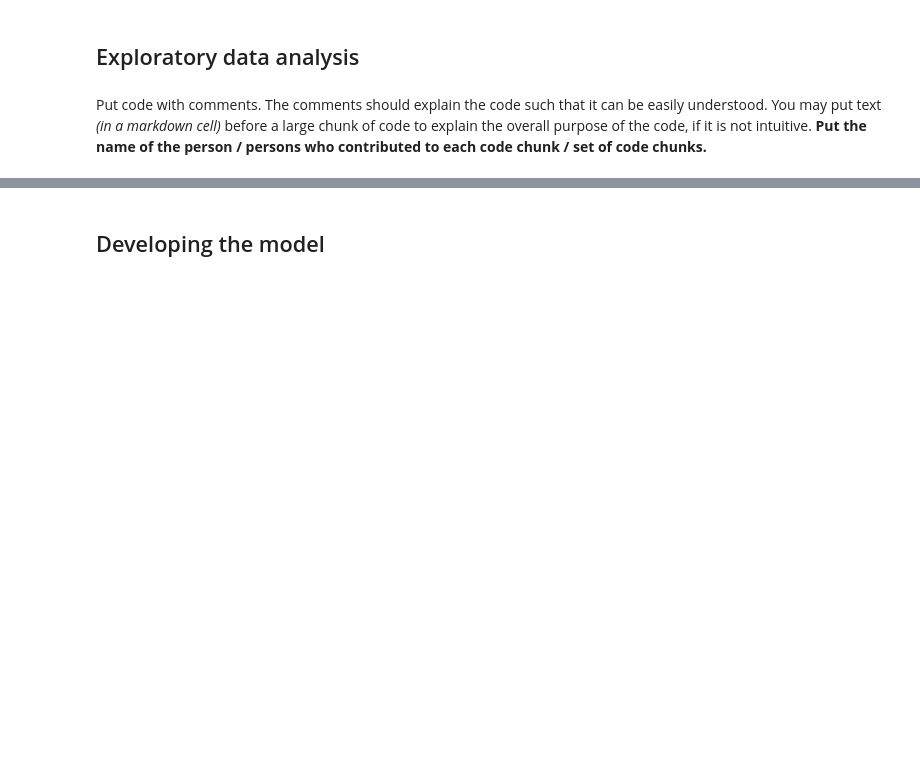
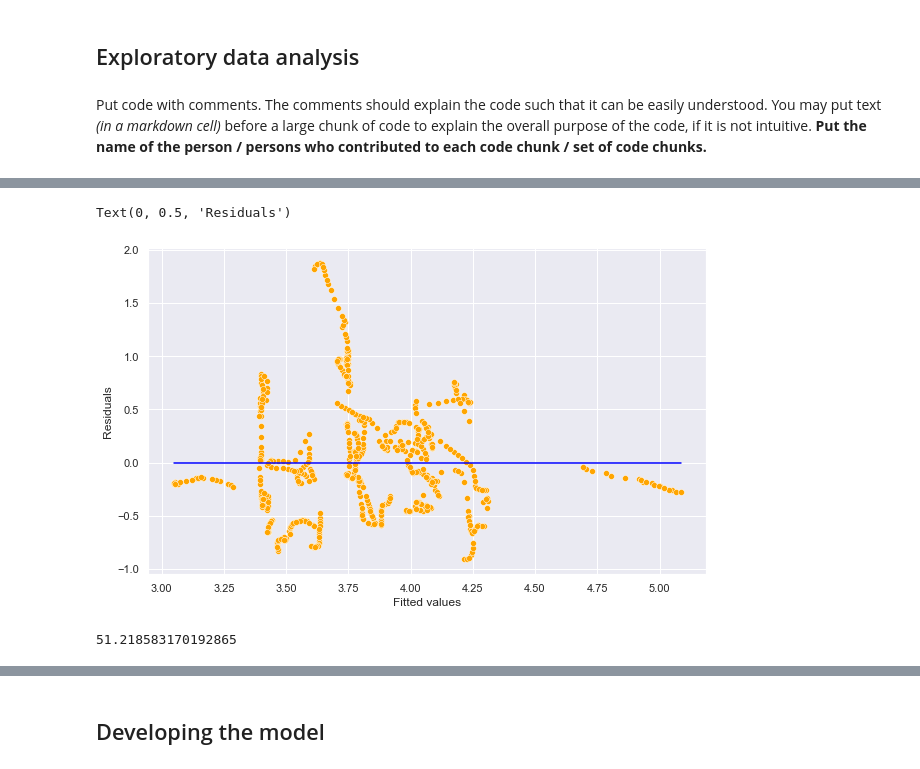
Before and after one commit to marlenealanis/stat-303-2-project, a Jupyter notebook: Project Code Template.ipynb, the cells around one changed output, grey strips where cells are left out. Saved outputs shown, nothing was run; the diff lists cells and outputs as text; code cells hidden in the pictures; blank space fills up the shorter version.

```diff
--- a/Project Code Template.ipynb
+++ b/Project Code Template.ipynb
@@ -195,0 +234,6 @@ plt.show()
+# %%
+# Marlene
+#Model with an interaction term and a variable transformation term
+ols_object = smf.ols(formula = 'depres~alcohol*drug+I(anxiety**2)', data = train)
+model = ols_object.fit()
+model.summary()
@@ -196,3 +263,19 @@ plt.show()
+# %%
+#Plotting residuals vs fitted values
+sns.set(rc={'figure.figsize':(10,6)})
+sns.scatterplot(x = (model.fittedvalues), y=(model.resid),color = 'orange')
+sns.lineplot(x = [model.fittedvalues.min(),model.fittedvalues.max()],y = [0,0],color = 'blue')
+plt.xlabel('Fitted values')
+plt.ylabel('Residuals')
+# %% [output]
+Text(0, 0.5, 'Residuals')
+[figure, added]
+# %%
+#Computing RMSE on test data
+pred = model.predict(test)
+np.sqrt(((test.depres - np.exp(pred))**2).mean())
+# %% [output]
+51.218583170192865
 # %%
 # Catherine
 # finding our variables of interest correlations to depression
```
Also changed, not shown: parts of 9 cells of this notebook.
